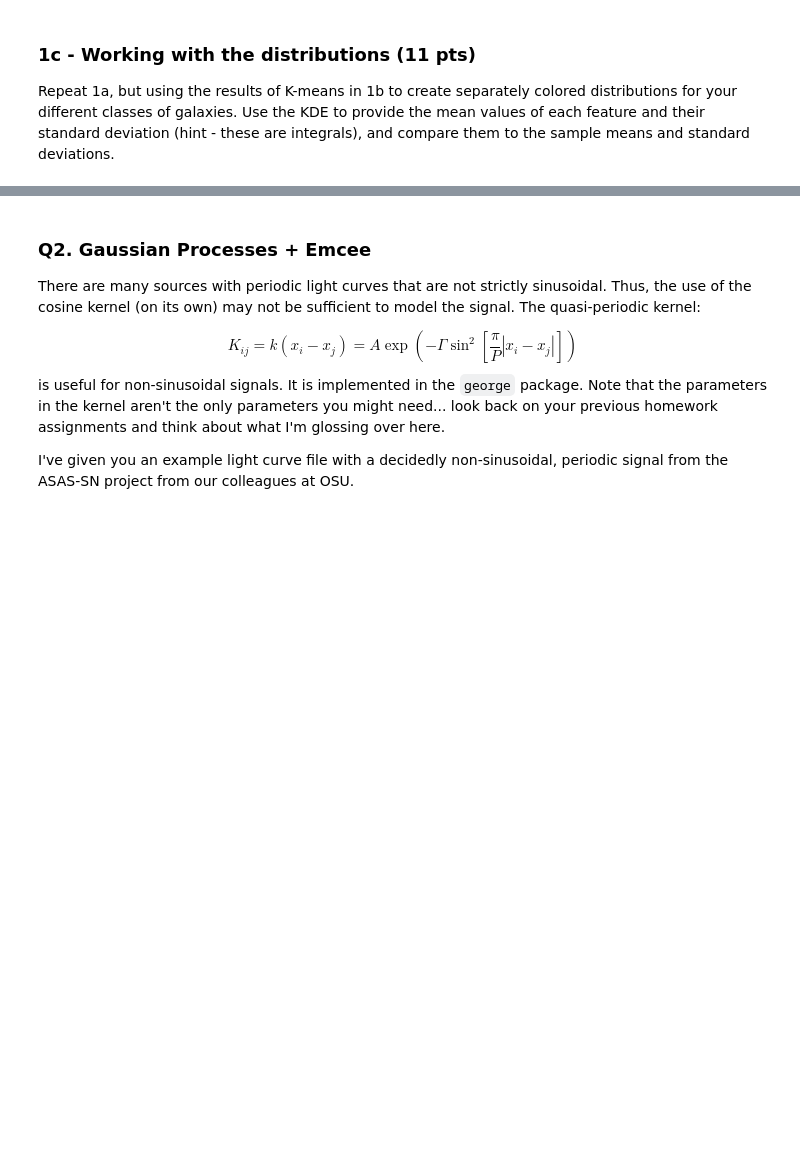
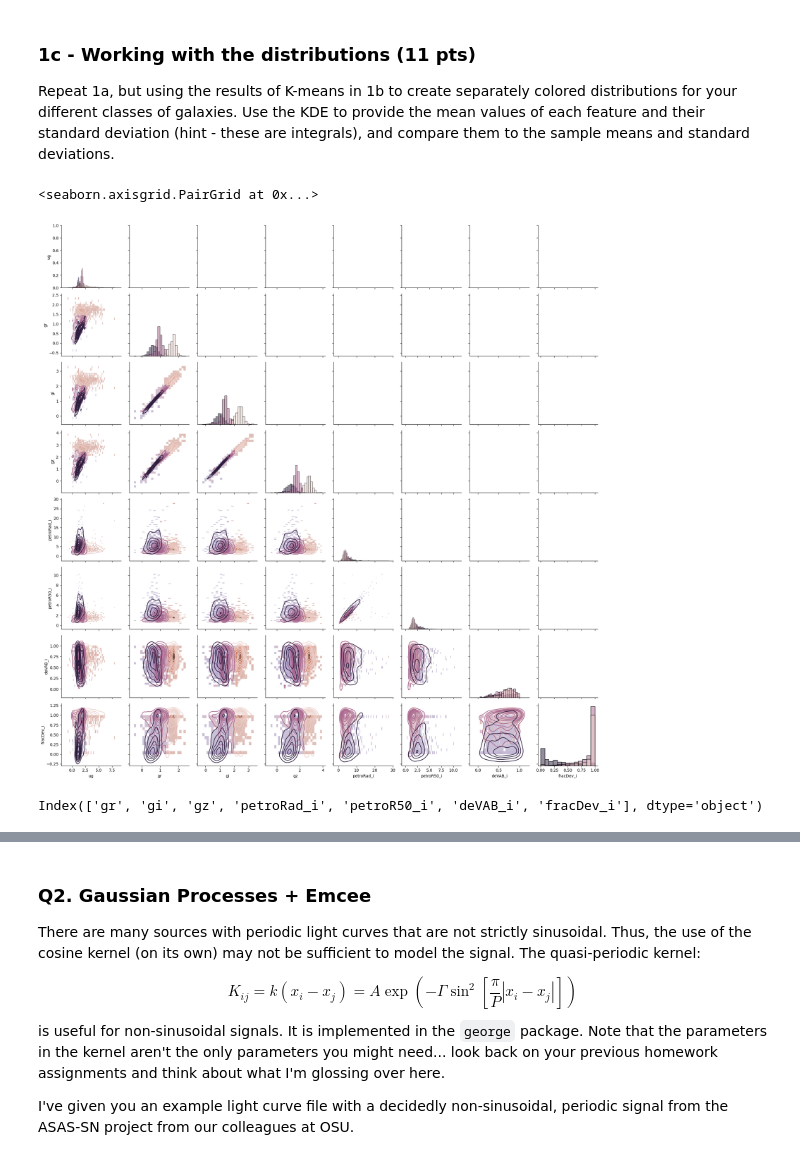
Before and after one commit to gnarayan/ast596_2023_Spring, a Jupyter notebook: homework/08_final/final.ipynb, the cells around one changed output, grey strips where cells are left out. Drawn from its saved outputs; the diff is of its cells as text; code cells hidden in the pictures; blank space fills up the shorter version.

```diff
--- a/homework/08_final/final.ipynb
+++ b/homework/08_final/final.ipynb
@@ -62,3 +112,15 @@ Using K-means from `sklearn` with n=3, separate the three clusters of galaxies.
 # %% [markdown]
 ### 1c - Working with the distributions (11 pts)
 Repeat 1a, but using the results of K-means in 1b to create separately colored distributions for your different classes of galaxies. Use the KDE to provide the mean values of each feature and their standard deviation (hint - these are integrals), and compare them to the sample means and standard deviations.
+# %%
+g = sns.PairGrid(df_gals[::10], hue='label')
+g.map_diag(sns.histplot)
+g.map_lower(sns.histplot)
+g.map_lower(sns.kdeplot)# doesnt work on the diagonal
+# %% [output]
+<seaborn.axisgrid.PairGrid at 0x...>
+[figure, added]
+# %%
+df_gals.columns[1:-1]
+# %% [output]
+Index(['gr', 'gi', 'gz', 'petroRad_i', 'petroR50_i', 'deVAB_i', 'fracDev_i'], dtype='object')
```
Also changed, not shown: parts of 45 cells of this notebook.
